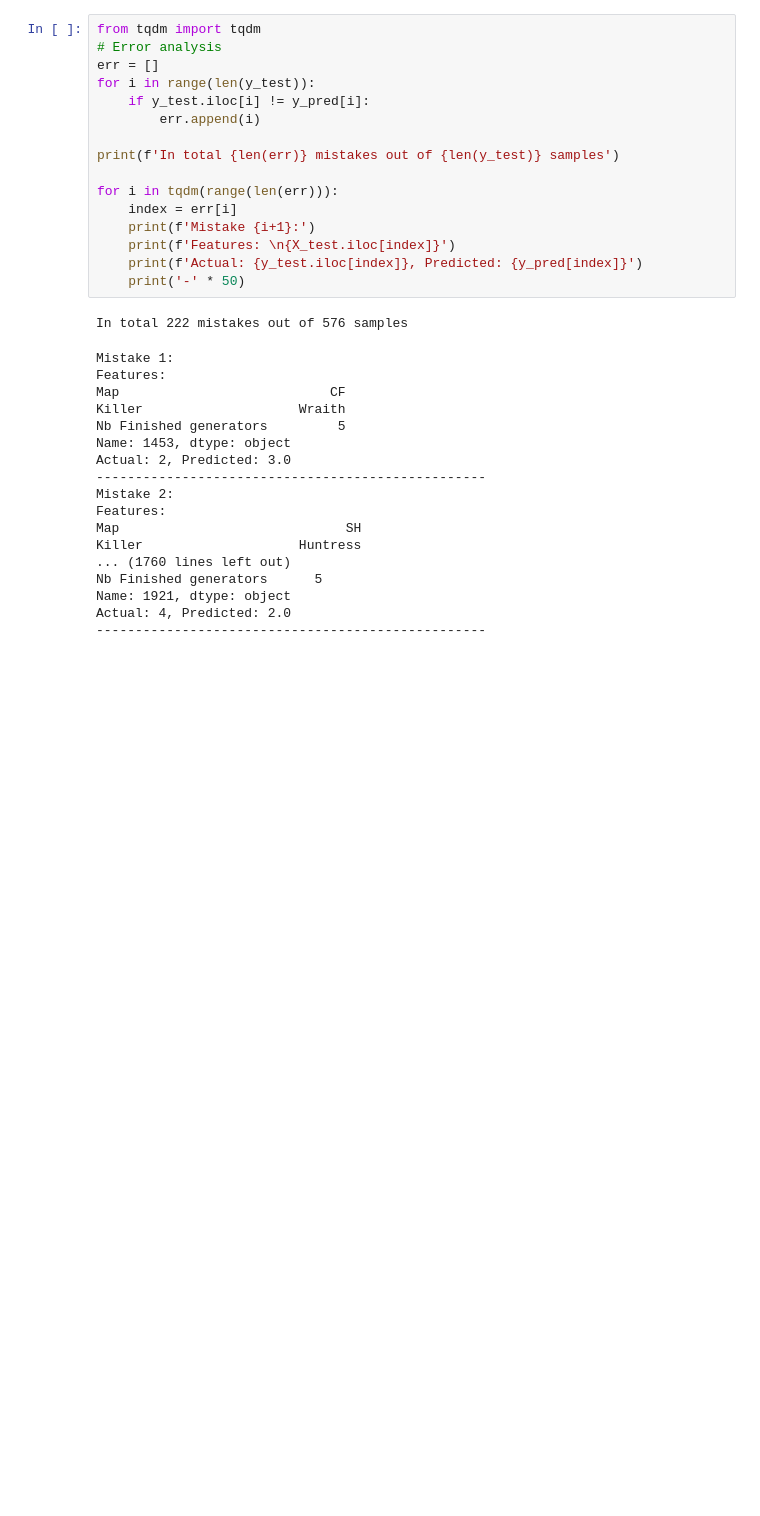
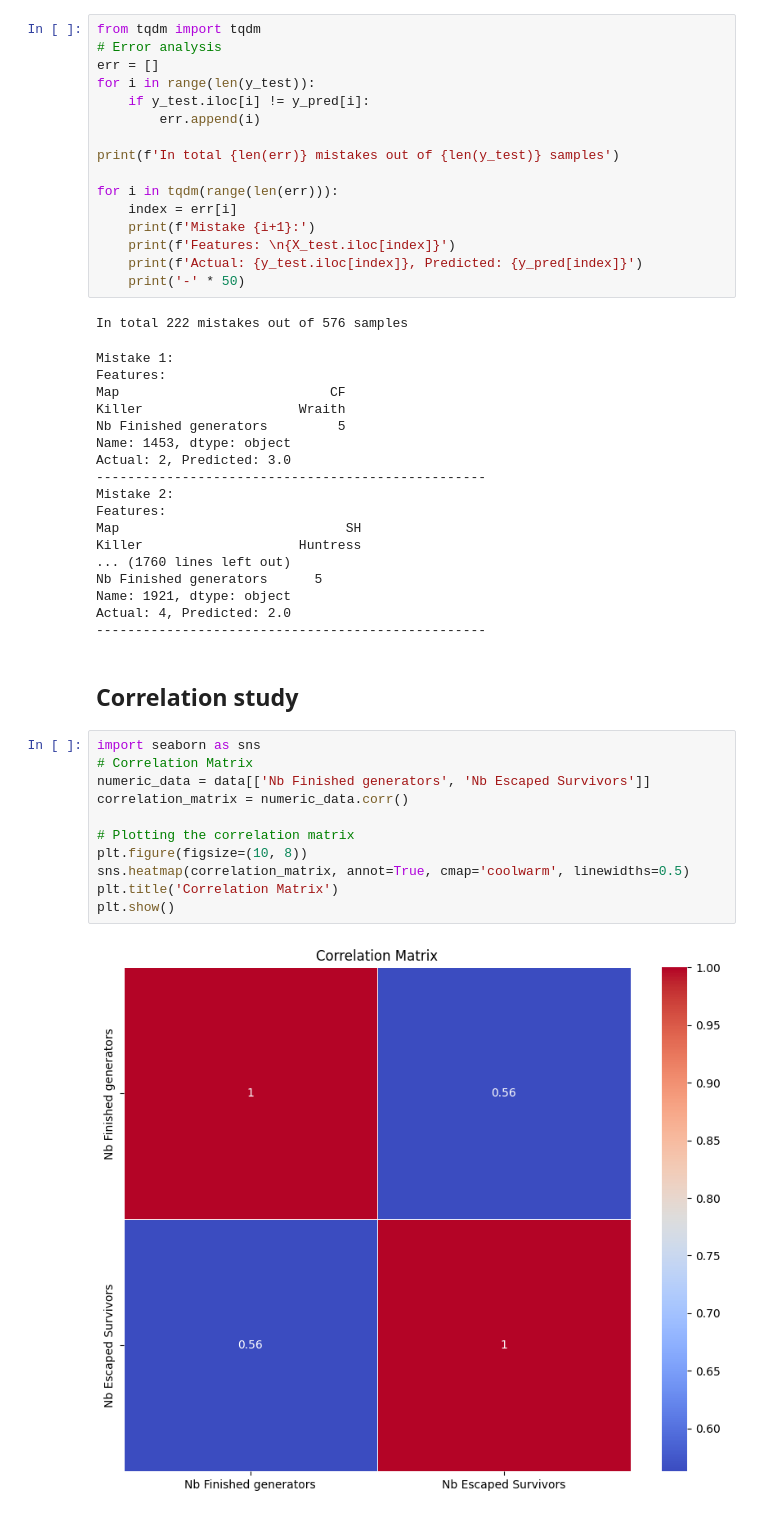
Before and after one commit to doubavitch/Dead-by-Daylight-Predictions, a Jupyter notebook: Dead by Daylight Predictions.ipynb, the cells around one changed output. Saved outputs shown, nothing was run; the diff lists cells and outputs as text; blank space fills up the shorter version.

Commit message:
started correlation study

```diff
--- a/Dead by Daylight Predictions.ipynb
+++ b/Dead by Daylight Predictions.ipynb
@@ -223,3 +223,18 @@ Nb Finished generators      5
 Name: 1921, dtype: object
 Actual: 4, Predicted: 2.0
 --------------------------------------------------
+# %% [markdown]
+## Correlation study
+# %%
+import seaborn as sns
+# Correlation Matrix
+numeric_data = data[['Nb Finished generators', 'Nb Escaped Survivors']]
+correlation_matrix = numeric_data.corr()
+
+# Plotting the correlation matrix
+plt.figure(figsize=(10, 8))
+sns.heatmap(correlation_matrix, annot=True, cmap='coolwarm', linewidths=0.5)
+plt.title('Correlation Matrix')
+plt.show()
+# %% [output]
+[figure, added]
```
Also changed, not shown: parts of 2 cells of this notebook.
